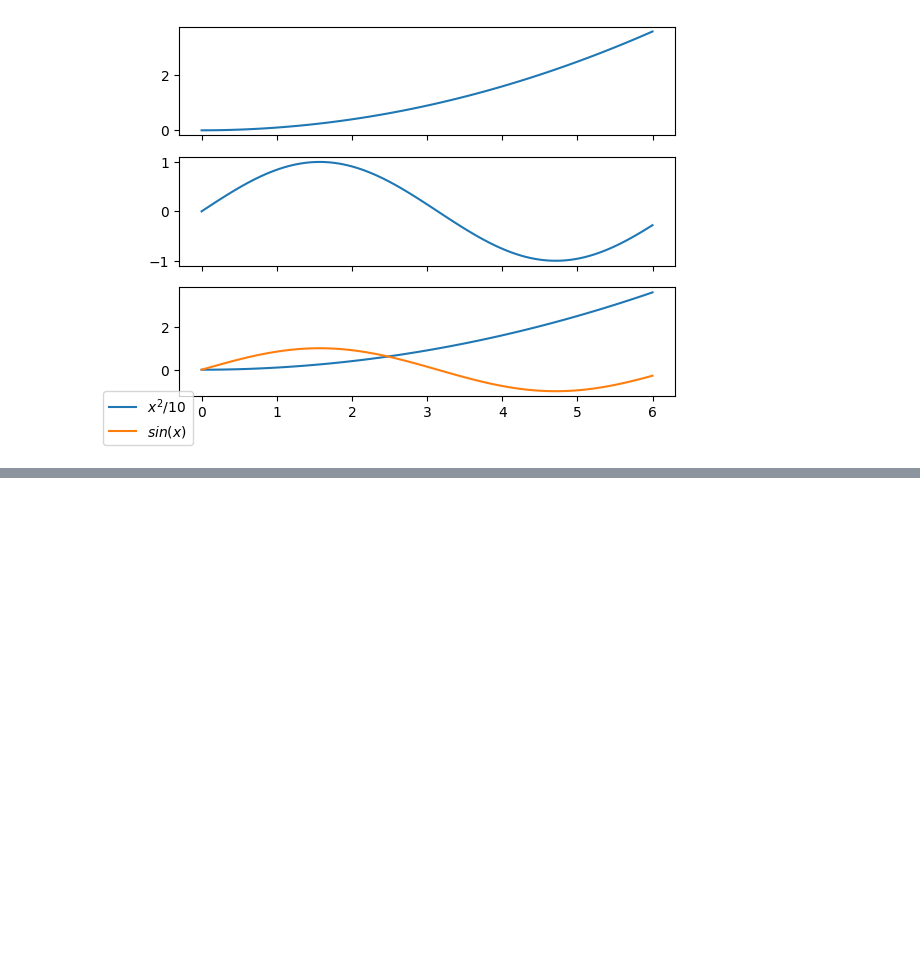
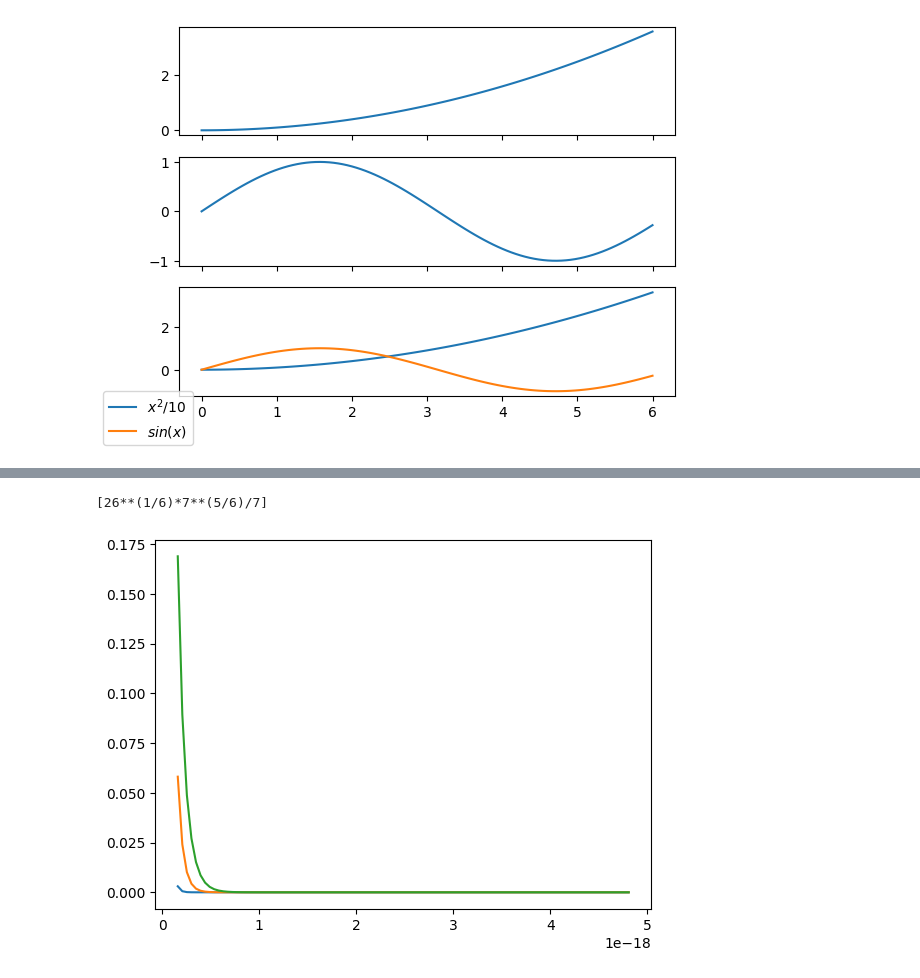
Before and after one commit to volgaone/python_mathematical_methods, a Jupyter notebook: ch1_answers.ipynb, the cells around one changed output, grey strips where cells are left out. Drawn from its saved outputs; the diff is of its cells as text; code cells hidden in the pictures; blank space fills up the shorter version.

```diff
--- a/ch1_answers.ipynb
+++ b/ch1_answers.ipynb
@@ -227,0 +281,19 @@ $\displaystyle \frac{m^{3}}{3} + \frac{m^{2}}{2} + \frac{m}{6}$
+# %%
+solve(d2) #second derivative does not have zeros - so we don't have infliction points
+# %% [output]
+[26**(1/6)*7**(5/6)/7]
+# %%
+#27
+import scipy
+def Bose_Einstein(E,T):
+    Kb=scipy.constants.Boltzmann
+    return 1/(np.exp(E/(Kb*T))-1)
+
+x=np.linspace(scipy.constants.electron_volt,scipy.constants.electron_volt*30,100)
+fig, ax1 = plt.subplots()
+temps = [2000,4000,6000]
+for T in temps:
+    y=[Bose_Einstein(e,T) for e in x]
+    ax1.plot(x,y,')
+# %% [output]
+[figure, added]
```
Also changed, not shown: parts of 22 cells of this notebook, 1 other file.
